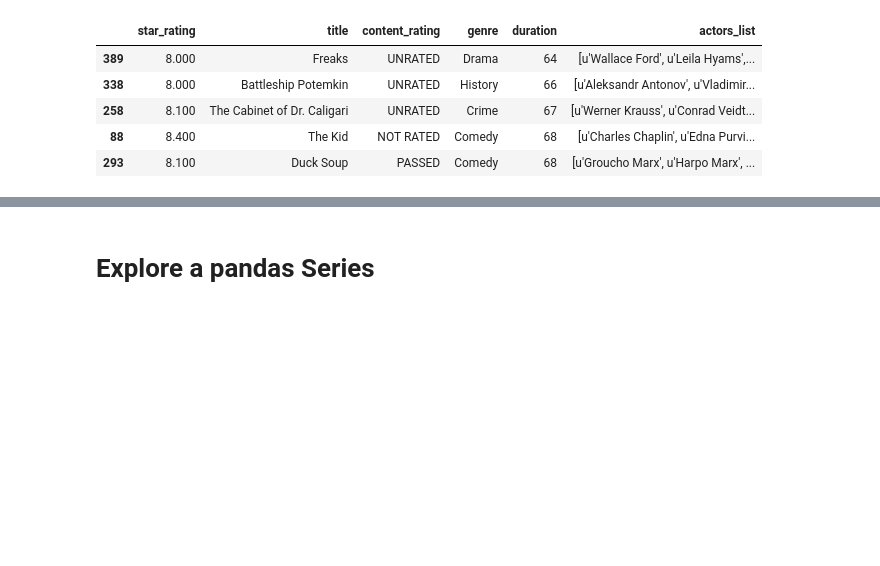
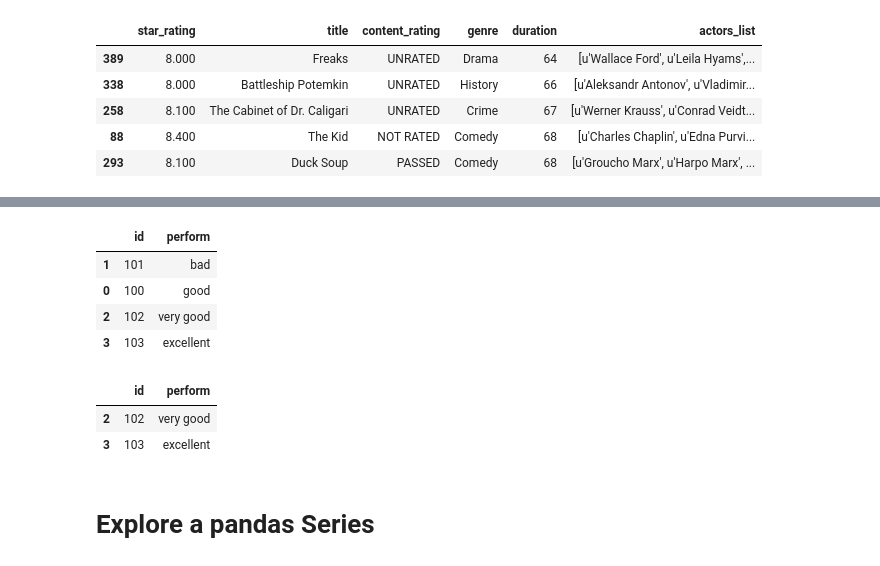
Before and after one commit to felixfan/scripts, a Jupyter notebook: python/ipynb/pandas.ipynb, the cells around one changed output, grey strips where cells are left out. Drawn from its saved outputs; the diff is of its cells as text; code cells hidden in the pictures; blank space fills up the shorter version.

```diff
--- a/python/ipynb/pandas.ipynb
+++ b/python/ipynb/pandas.ipynb
@@ -963,3 +992,17 @@ movies.sort_values(['duration', 'content_rating']).head()
+# %%
+dfd.sort_values('perform')
+# %% [output]
+|  | id | perform |
+| 1 | 101 | bad |
+| 0 | 100 | good |
+| 2 | 102 | very good |
+| 3 | 103 | excellent |
+# %%
+dfd.loc[dfd.perform > 'good', :]
+# %% [output]
+|  | id | perform |
+| 2 | 102 | very good |
+| 3 | 103 | excellent |
 # %% [markdown]
 # Explore a pandas Series
 # %% [markdown]
```
Also changed, not shown: parts of 32 cells of this notebook.
